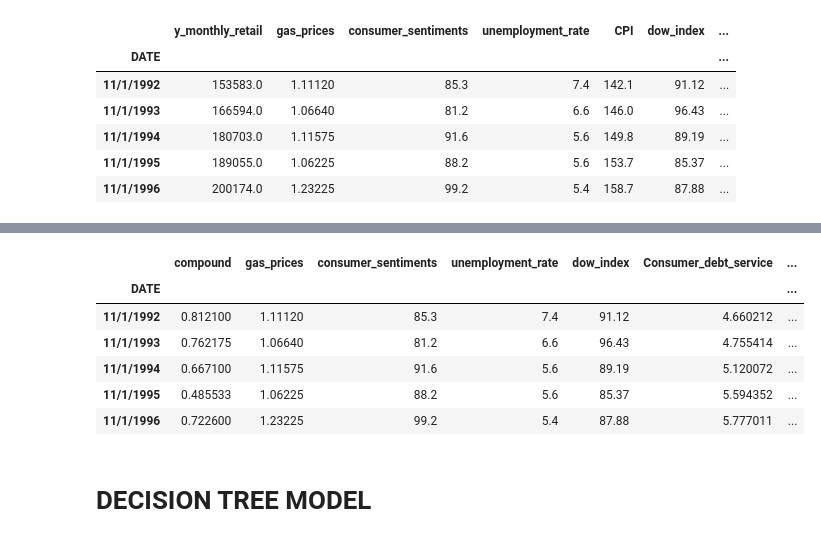
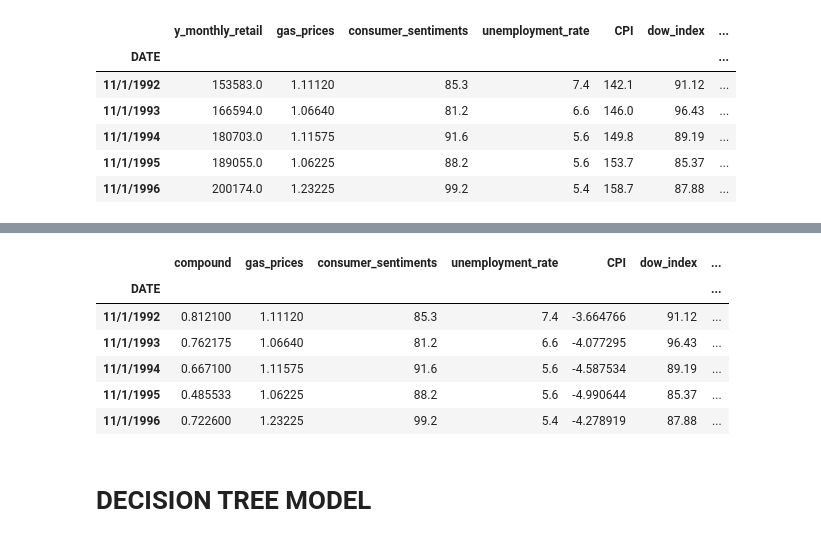
Before and after one commit to junaidqamer/HolidaySales, a Jupyter notebook: Main_notebook.ipynb, the cells around one changed output, grey strips where cells are left out. Saved outputs shown, nothing was run; the diff lists cells and outputs as text; code cells hidden in the pictures.

Commit message:
changed column names

```diff
--- a/Main_notebook.ipynb
+++ b/Main_notebook.ipynb
@@ -638,17 +638,18 @@ ts_noise4, ts_trend4 = sm.tsa.filters.hpfilter(Main_df['GDPC1'])
 # %%
 Main_df['Sales']= ts_noise1
 Main_df['CPI']= ts_noise2
 Main_df['GDP']= ts_noise4
-Main_df= Main_df.drop(columns={'y_monthly_retail','CPI','GDPC1'})
+Main_df= Main_df.drop(columns={'y_monthly_retail','GDPC1'})
+Main_df= Main_df.rename(columns={'Pct_chng_prv_yr':'GDP_growth', 'Sales':'sales'})
 Main_df.head()
 # %% [output]
-|  | compound | gas_prices | consumer_sentiments | unemployment_rate | dow_index | Consumer_debt_service | ... |
+|  | compound | gas_prices | consumer_sentiments | unemployment_rate | CPI | dow_index | ... |
 | DATE |  |  |  |  |  |  | ... |
-| 11/1/1992 | 0.812100 | 1.11120 | 85.3 | 7.4 | 91.12 | 4.660212 | ... |
-| 11/1/1993 | 0.762175 | 1.06640 | 81.2 | 6.6 | 96.43 | 4.755414 | ... |
-| 11/1/1994 | 0.667100 | 1.11575 | 91.6 | 5.6 | 89.19 | 5.120072 | ... |
-| 11/1/1995 | 0.485533 | 1.06225 | 88.2 | 5.6 | 85.37 | 5.594352 | ... |
-| 11/1/1996 | 0.722600 | 1.23225 | 99.2 | 5.4 | 87.88 | 5.777011 | ... |
+| 11/1/1992 | 0.812100 | 1.11120 | 85.3 | 7.4 | -3.664766 | 91.12 | ... |
+| 11/1/1993 | 0.762175 | 1.06640 | 81.2 | 6.6 | -4.077295 | 96.43 | ... |
+| 11/1/1994 | 0.667100 | 1.11575 | 91.6 | 5.6 | -4.587534 | 89.19 | ... |
+| 11/1/1995 | 0.485533 | 1.06225 | 88.2 | 5.6 | -4.990644 | 85.37 | ... |
+| 11/1/1996 | 0.722600 | 1.23225 | 99.2 | 5.4 | -4.278919 | 87.88 | ... |
 # %%
 Main_df.to_csv("Main_df.csv")
 # %% [markdown]
```
Also changed, not shown: 1 other file.
